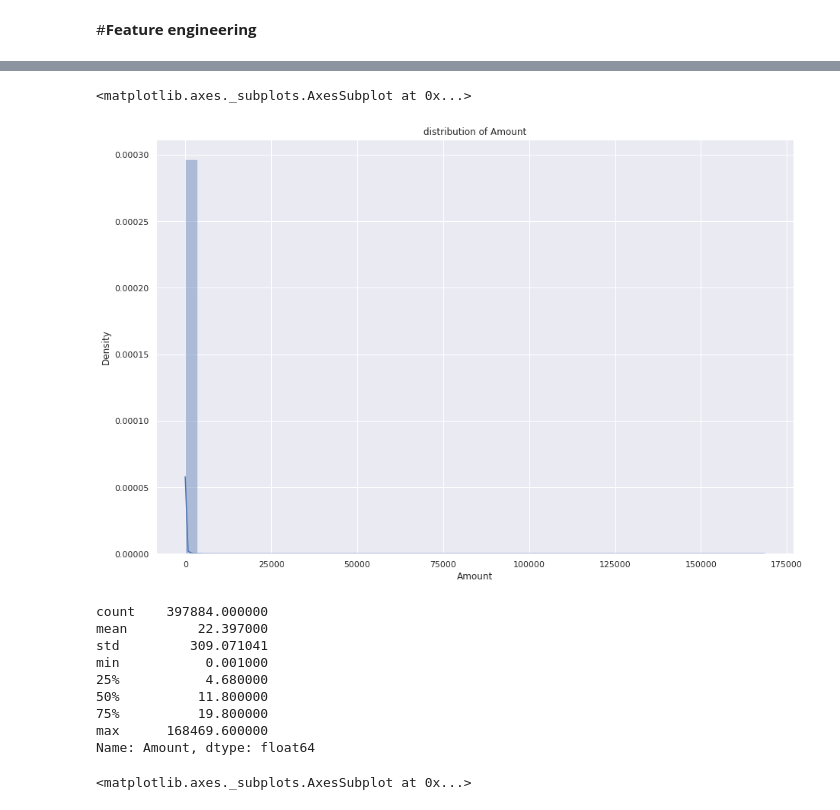
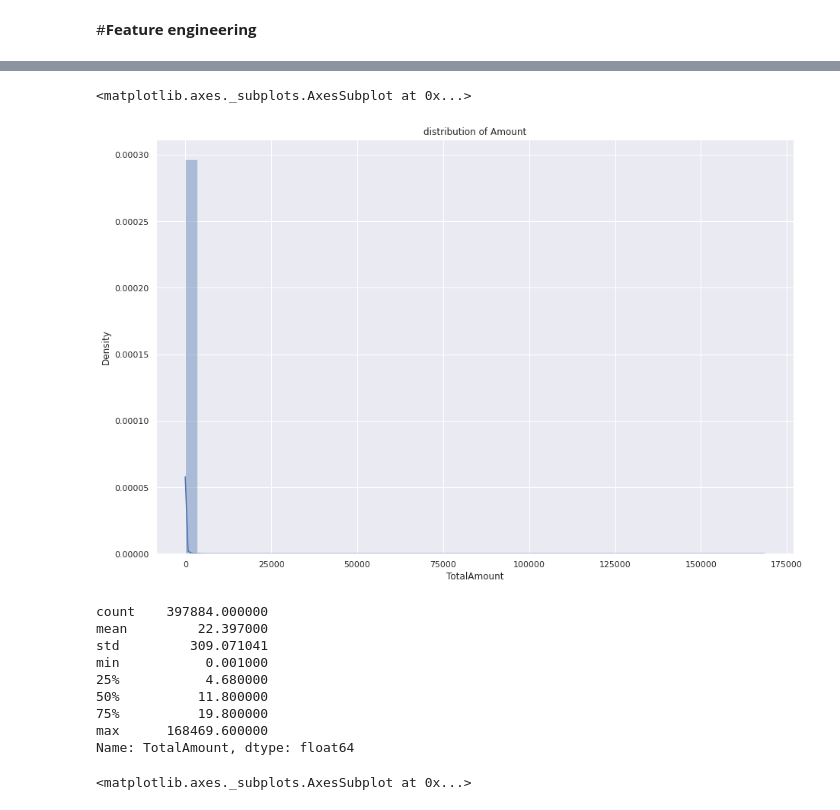
Before and after one commit to hrushikeshsahu19/Online-Retail-Customer-Segmentation, a Jupyter notebook: Hrushikesh_Sahu_Team_4_Capstone_Project_4.ipynb, the cells around one changed output, grey strips where cells are left out. Drawn from its saved outputs; the diff is of its cells as text; code cells hidden in the pictures.

```diff
--- a/Hrushikesh_Sahu_Team_4_Capstone_Project_4.ipynb
+++ b/Hrushikesh_Sahu_Team_4_Capstone_Project_4.ipynb
@@ -292,7 +294,7 @@ df["day_num"] = df["InvoiceDate"].apply(lambda x: x.day)
 df["hour"] = df["InvoiceDate"].apply(lambda x: x.hour)
 df["minute"] = df["InvoiceDate"].apply(lambda x: x.minute)
 # %%
-df['Amount']=df['Quantity']*df['UnitPrice']
+df['TotalAmount']=df['Quantity']*df['UnitPrice']
 # %%
 df['Month']=df['InvoiceDate'].dt.month_name()
 # %%
@@ -307,13 +309,13 @@ df.head()
 # %%
 
 plt.figure(figsize=(15,10))
 plt.title('distribution of Amount')
-sns.distplot(df['Amount'],color="B")
+sns.distplot(df['TotalAmount'],color="B")
 # %% [output]
 <matplotlib.axes._subplots.AxesSubplot at 0x...>
-[figure, old version]
+[figure, new version]
 # %%
-df['Amount'].describe()
+df['TotalAmount'].describe()
 # %% [output]
 count    397884.000000
 mean         22.397000
@@ -323,6 +325,6 @@ min           0.001000
 50%          11.800000
 75%          19.800000
 max      168469.600000
-Name: Amount, dtype: float64
+Name: TotalAmount, dtype: float64
 # %%
 plt.figure(figsize=(13,8))
```
Also changed, not shown: parts of 24 cells of this notebook.
